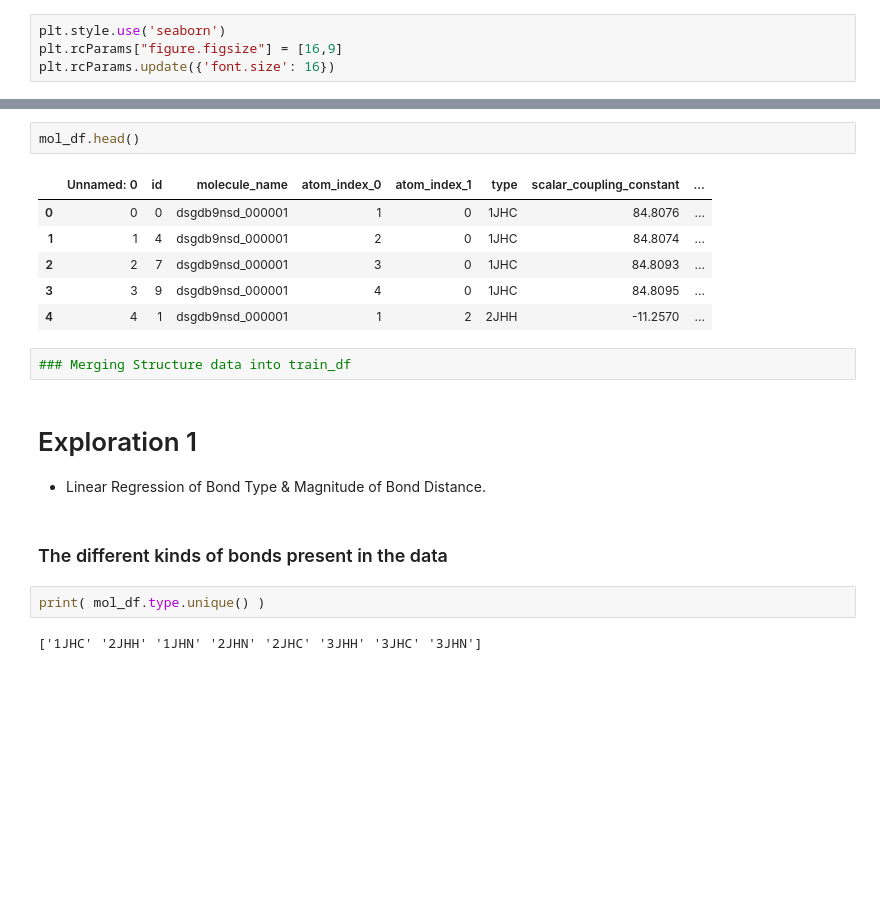
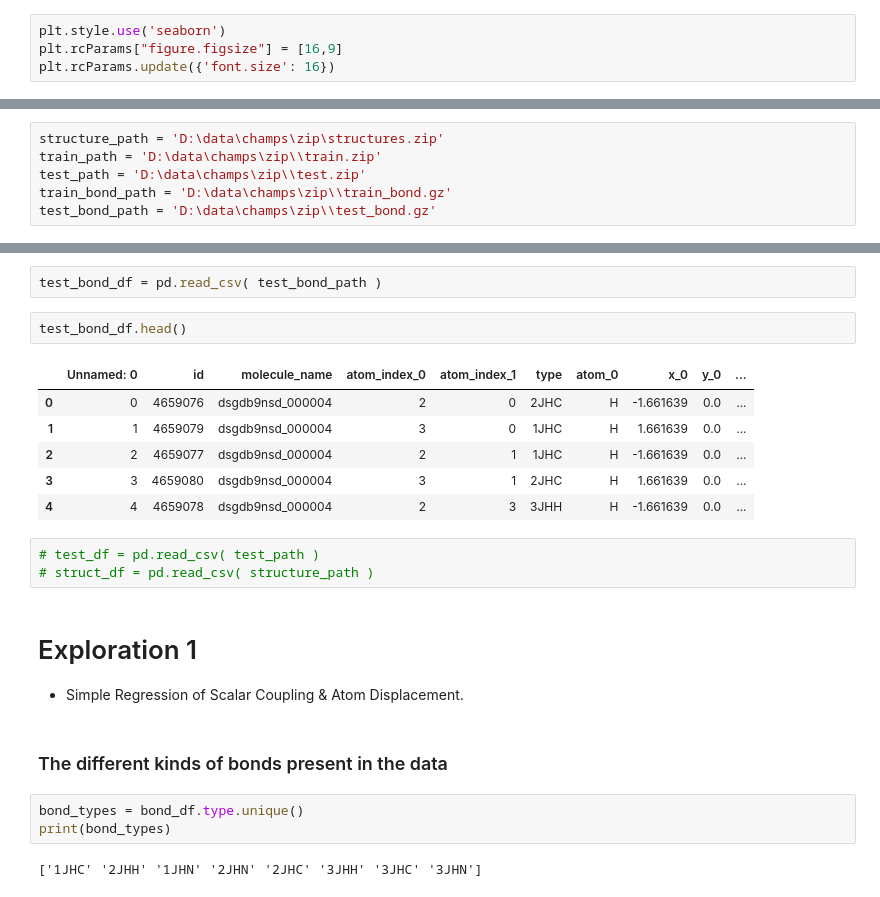
Before and after one commit to stonefollari/champs, a Jupyter notebook: src.ipynb, the cells around one changed output, grey strips where cells are left out. Saved outputs shown, nothing was run; the diff lists cells and outputs as text; blank space fills up the shorter version.

```diff
--- a/src.ipynb
+++ b/src.ipynb
@@ -23,2 +29,8 @@ plt.rcParams.update({'font.size': 16})
+# %%
+structure_path = 'D:\data\champs\zip\structures.zip'
+train_path = 'D:\data\champs\zip\\train.zip'
+test_path = 'D:\data\champs\zip\\test.zip'
+train_bond_path = 'D:\data\champs\zip\\train_bond.gz'
+test_bond_path = 'D:\data\champs\zip\\test_bond.gz'
 # %%
 # Load in Structure and Train CSV files, merge, calculate values, and save to Molecules CSV
@@ -66,20 +96,24 @@ mol_df = pd.read_csv( molecule_path )
+# %%
+test_bond_df = pd.read_csv( test_bond_path )
 # %%
-mol_df.head()
+test_bond_df.head()
 # %% [output]
-|  | Unnamed: 0 | id | molecule_name | atom_index_0 | atom_index_1 | type | scalar_coupling_constant | ... |
-| 0 | 0 | 0 | dsgdb9nsd_000001 | 1 | 0 | 1JHC | 84.8076 | ... |
-| 1 | 1 | 4 | dsgdb9nsd_000001 | 2 | 0 | 1JHC | 84.8074 | ... |
-| 2 | 2 | 7 | dsgdb9nsd_000001 | 3 | 0 | 1JHC | 84.8093 | ... |
-| 3 | 3 | 9 | dsgdb9nsd_000001 | 4 | 0 | 1JHC | 84.8095 | ... |
-| 4 | 4 | 1 | dsgdb9nsd_000001 | 1 | 2 | 2JHH | -11.2570 | ... |
+|  | Unnamed: 0 | id | molecule_name | atom_index_0 | atom_index_1 | type | atom_0 | x_0 | y_0 | ... |
+| 0 | 0 | 4659076 | dsgdb9nsd_000004 | 2 | 0 | 2JHC | H | -1.661639 | 0.0 | ... |
+| 1 | 1 | 4659079 | dsgdb9nsd_000004 | 3 | 0 | 1JHC | H | 1.661639 | 0.0 | ... |
+| 2 | 2 | 4659077 | dsgdb9nsd_000004 | 2 | 1 | 1JHC | H | -1.661639 | 0.0 | ... |
+| 3 | 3 | 4659080 | dsgdb9nsd_000004 | 3 | 1 | 2JHC | H | 1.661639 | 0.0 | ... |
+| 4 | 4 | 4659078 | dsgdb9nsd_000004 | 2 | 3 | 3JHH | H | -1.661639 | 0.0 | ... |
-# %%
-### Merging Structure data into train_df
+# %%
+# test_df = pd.read_csv( test_path )
+# struct_df = pd.read_csv( structure_path )
 # %% [markdown]
 # Exploration 1
-* Linear Regression of Bond Type & Magnitude of Bond Distance.
+* Simple Regression of Scalar Coupling & Atom Displacement.
 # %% [markdown]
 ### The different kinds of bonds present in the data
-# %%
-print( mol_df.type.unique() )
-# %% [output]
-['1JHC' '2JHH' '1JHN' '2JHN' '2JHC' '3JHH' '3JHC' '3JHN']
+# %%
+bond_types = bond_df.type.unique()
+print(bond_types)
+# %% [output]
+['1JHC' '2JHH' '1JHN' '2JHN' '2JHC' '3JHH' '3JHC' '3JHN']
```
Also changed, not shown: parts of 22 cells of this notebook.
